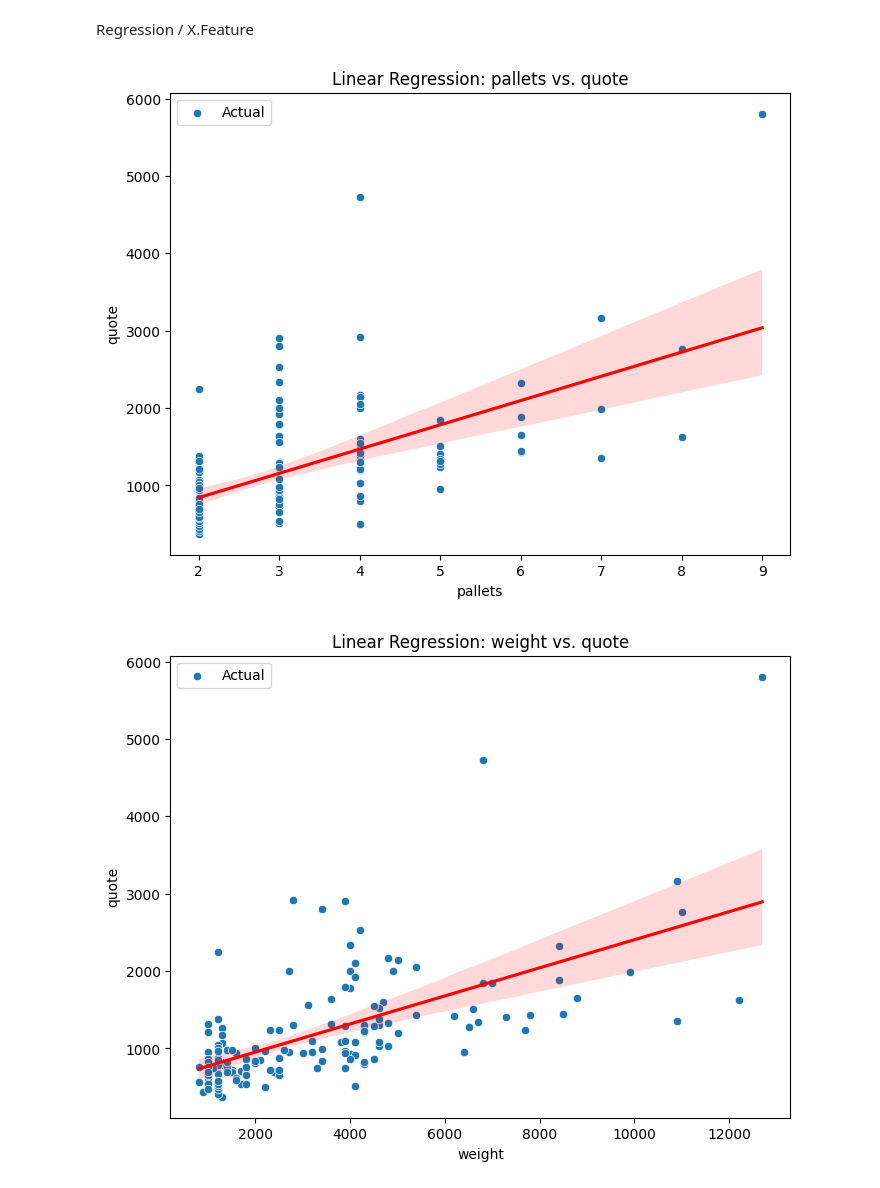
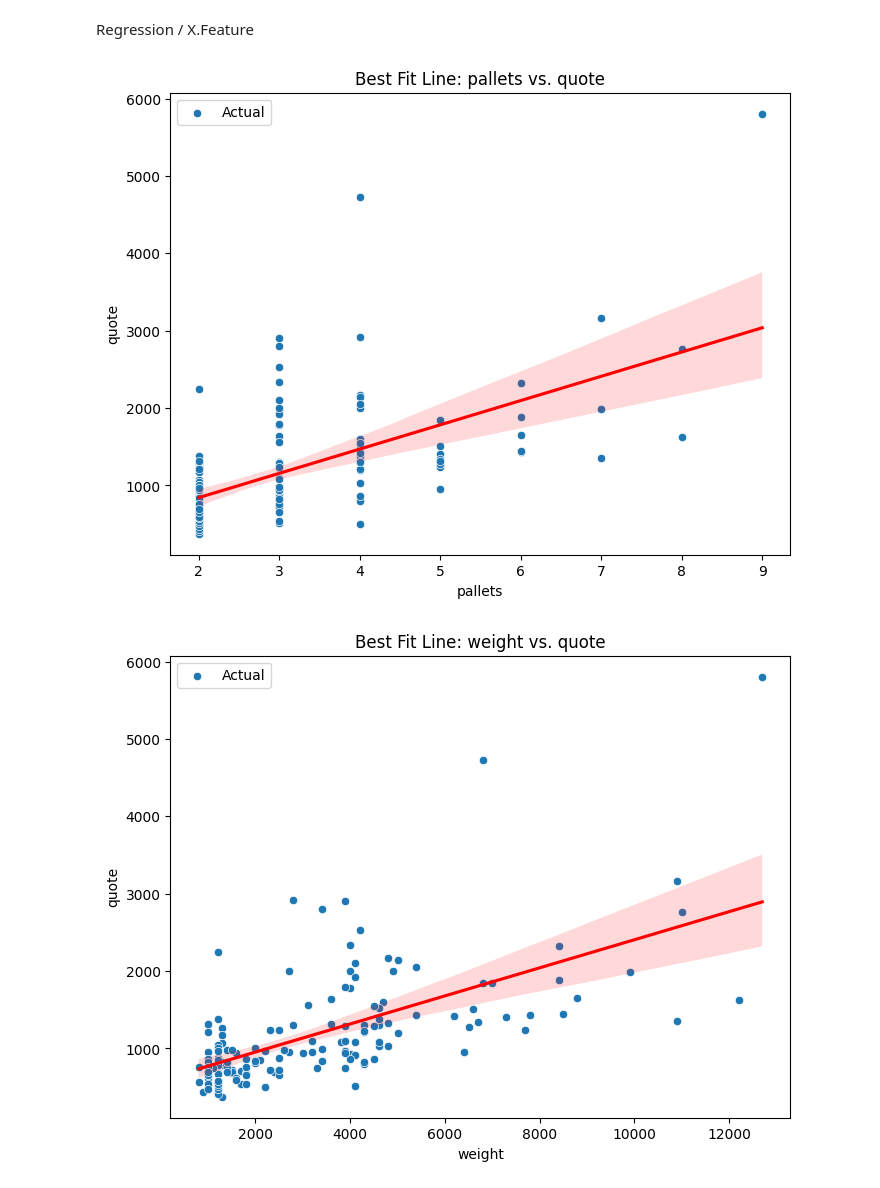
Before and after one commit to Patrickgo545/USH, a Jupyter notebook: shipping_calculator/machine_learning/ml_shipping_calculator.ipynb, the cells around one changed output. Drawn from its saved outputs; the diff is of its cells as text; code cells hidden in the pictures.

Commit message:
Shipping Calculator - Removed 'best fit line graph' for avg_gas_price. Doesn't make linear sense in presentation

```diff
--- a/shipping_calculator/machine_learning/ml_shipping_calculator.ipynb
+++ b/shipping_calculator/machine_learning/ml_shipping_calculator.ipynb
@@ -230,15 +232,25 @@ Regression / X.Feature
 # %%
 y_pred_graphs = regressor.predict(X)
 
 for feature in X.columns:
-    plt.figure(figsize=(8, 6))
-    sns.scatterplot(x=X[feature], y=y, label="Actual")
-    sns.regplot(x=X[feature], y=y, line_kws={'color':'red'}, scatter=False)
-    plt.title(f"Linear Regression: {feature} vs. {y.name}")
-    plt.xlabel(feature)
-    plt.ylabel(y.name)
-    plt.legend()
-    plt.show()
+
+    # REMOVE GAS PRICE CHART.. DOESNT MAKE SENSE TO ME
+    if feature != 'avg_gas_price':
+        plt.figure(figsize=(8, 6))
+        sns.scatterplot(x=X[feature], y=y, label="Actual")
+
+        # BEST FIT LINE
+        sns.regplot(x=X[feature], y=y, line_kws={'color':'red'}, scatter=False)
+        plt.title(f"Best Fit Line: {feature} vs. {y.name}")
+
+        # LINEAR REGRESSION
+        # sns.lineplot(x=X[feature], y=y_pred_graphs, color='red', label="Linear Regression")
+        # plt.title(f"Linear Regression: {feature} vs. {y.name}")
+
+        plt.xlabel(feature)
+        plt.ylabel(y.name)
+        plt.legend()
+        plt.show()
 # %% [output]
-[figure, old version]
+[figure, new version]
-[figure, old version]
+[figure, new version]
```
Also changed, not shown: parts of 2 cells of this notebook.
